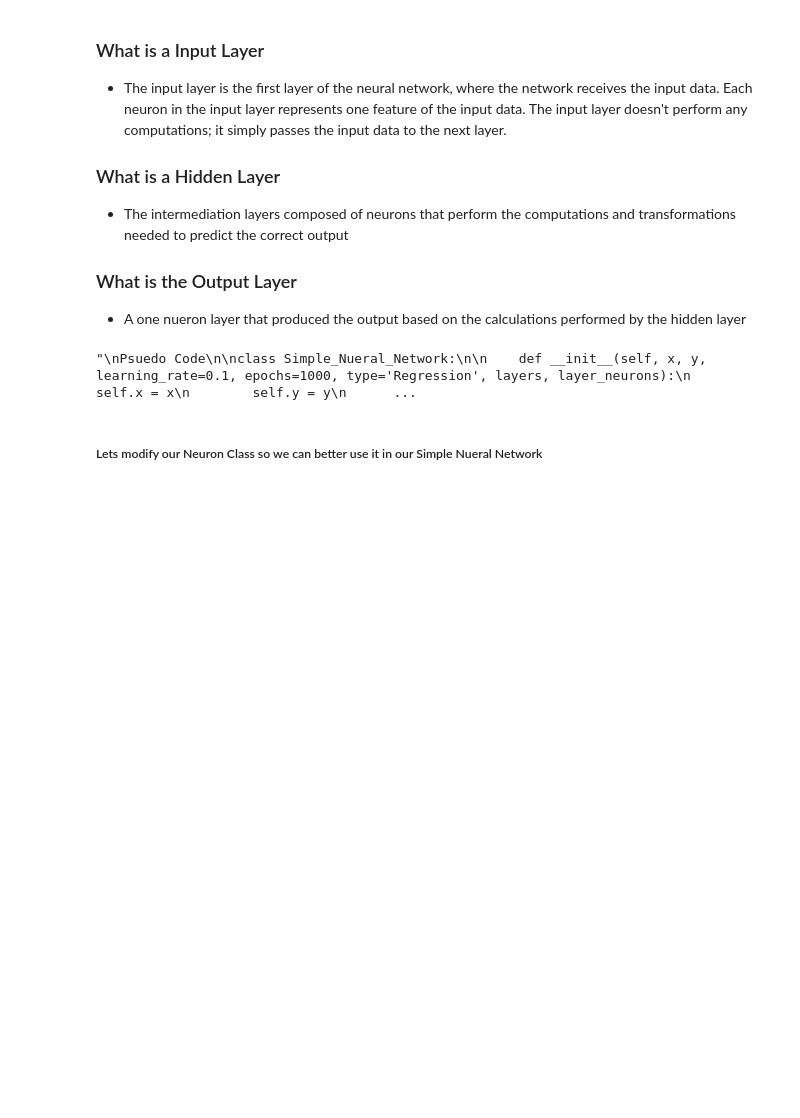
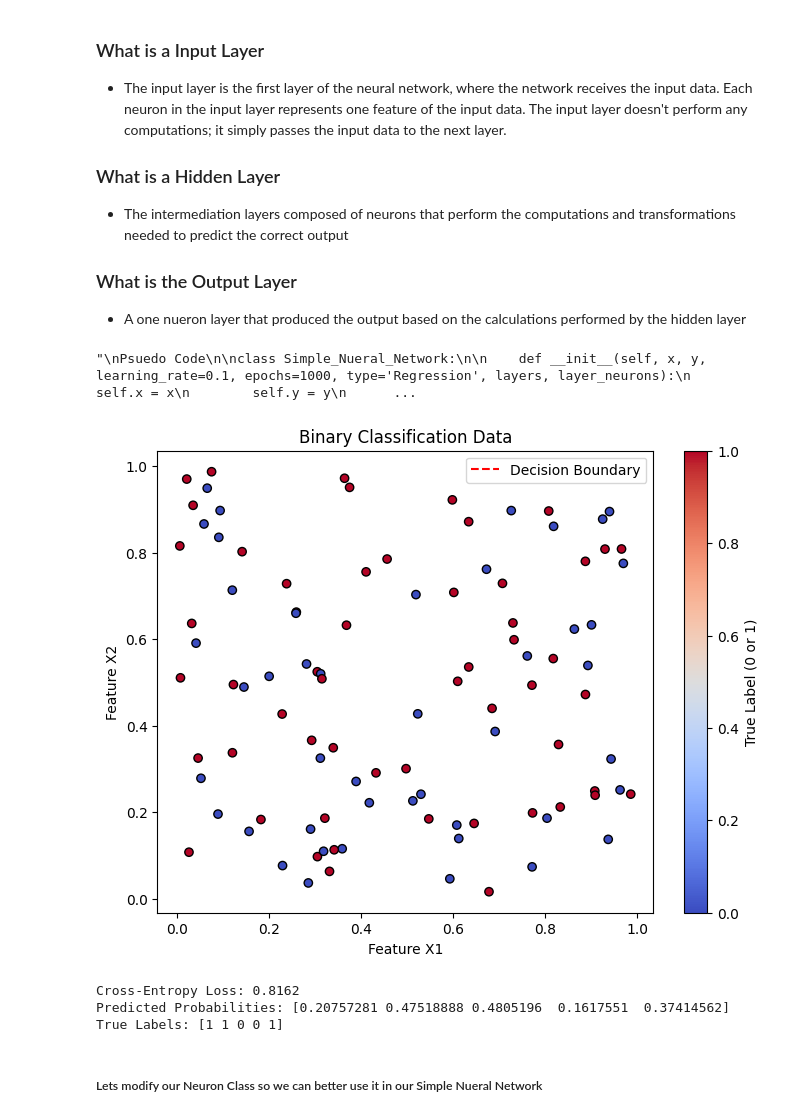
Before and after one commit to DaniyalAhm/scikit-learn_in_C-, a Jupyter notebook: Neural-Networks.ipynb, the cells around one changed output. Drawn from its saved outputs; the diff is of its cells as text; code cells hidden in the pictures; blank space fills up the shorter version.

```diff
--- a/Neural-Networks.ipynb
+++ b/Neural-Networks.ipynb
@@ -392,6 +392,53 @@ class Simple_Nueral_Network:
 '''
 # %% [output]
 "\nPsuedo Code\n\nclass Simple_Nueral_Network:\n\n    def __init__(self, x, y, learning_rate=0.1, epochs=1000, type='Regression', layers, layer_neurons):\n        self.x = x\n        self.y = y\n      ...
+# %%
+import numpy as np
+import matplotlib.pyplot as plt
+
+# Generate random data
+np.random.seed(42)
+num_samples = 100
+X = np.random.rand(num_samples, 2)  # Features (X1, X2)
+y = np.random.randint(2, size=num_samples)  # True labels (0 or 1)
+
+# Logistic regression model (assumed)
+def sigmoid(x):
+    return 1 / (1 + np.exp(-x))
+
+# Compute predicted probabilities
+theta = np.array([1.5, -2])  # Coefficients (weights)
+logits = np.dot(X, theta)
+predicted_probs = sigmoid(logits)
+
+# Calculate cross-entropy loss
+eps = 1e-14  # Small value to avoid log(0)
+loss = -np.mean(y * np.log(predicted_probs + eps) + (1 - y) * np.log(1 - predicted_probs + eps))
+
+# Plot the data
+plt.figure(figsize=(8, 6))
+plt.scatter(X[:, 0], X[:, 1], c=y, cmap='coolwarm', edgecolors='k')
+plt.xlabel('Feature X1')
+plt.ylabel('Feature X2')
+plt.title('Binary Classification Data')
+plt.colorbar(label='True Label (0 or 1)')
+
+# Add decision boundary (optional)
+boundary_x = np.linspace(0, 1, 100)
+boundary_y = -(theta[0] * boundary_x + np.log(1 / theta[1] - 1)) / theta[1]
+plt.plot(boundary_x, boundary_y, 'r--', label='Decision Boundary')
+
+plt.legend()
+plt.show()
+
+print(f"Cross-Entropy Loss: {loss:.4f}")
+print(f"Predicted Probabilities: {predicted_probs[:5]}")
+print(f"True Labels: {y[:5]}")
+# %% [output]
+[figure, added]
+Cross-Entropy Loss: 0.8162
+Predicted Probabilities: [0.20757281 0.47518888 0.4805196  0.1617551  0.37414562]
+True Labels: [1 1 0 0 1]
 # %% [markdown]
 ##### Lets modify our Neuron Class so we can better use it in our Simple Nueral Network
 # %%
```
Also changed, not shown: parts of 3 cells of this notebook.
